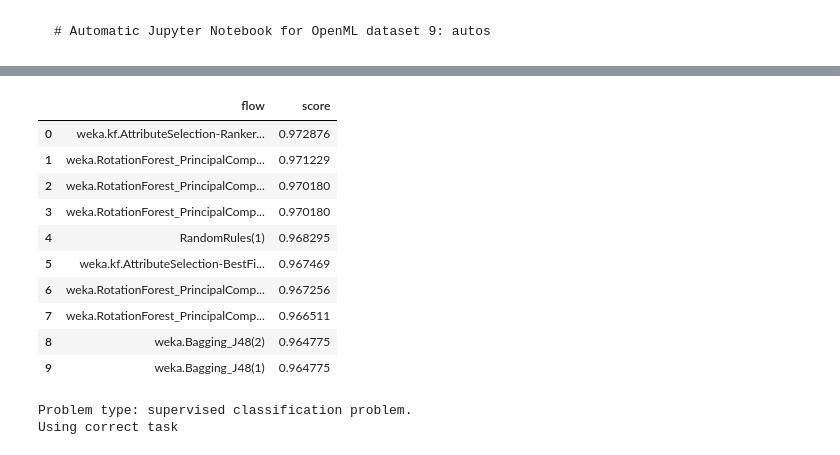
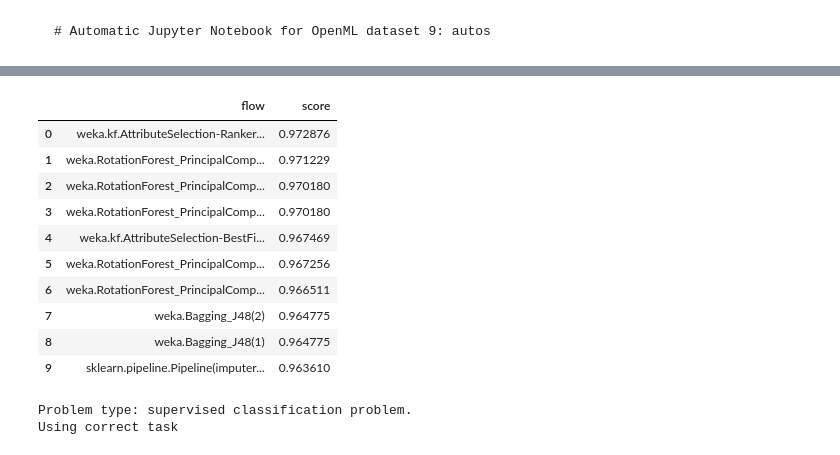
Before and after one commit to Hugoos/TestAutoNotebook, a Jupyter notebook: datasets/9.ipynb, the cells around one changed output, grey strips where cells are left out. Saved outputs shown, nothing was run; the diff lists cells and outputs as text; code cells hidden in the pictures.

```diff
--- a/datasets/9.ipynb
+++ b/datasets/9.ipynb
@@ -3,6 +3,7 @@
 # %%
 %matplotlib inline
 from scripts.preamble import *
+display(removeWarnings())
 did = 9
 data = oml.datasets.get_dataset(did)
 X, y, features = getData(data)
@@ -12,14 +14,14 @@ topList[:10]
 |  | flow | score |
 | 0 | weka.kf.AttributeSelection-Ranker... | 0.972876 |
 | 1 | weka.RotationForest_PrincipalComp... | 0.971229 |
 | 2 | weka.RotationForest_PrincipalComp... | 0.970180 |
 | 3 | weka.RotationForest_PrincipalComp... | 0.970180 |
-| 4 | RandomRules(1) | 0.968295 |
-| 5 | weka.kf.AttributeSelection-BestFi... | 0.967469 |
-| 6 | weka.RotationForest_PrincipalComp... | 0.967256 |
-| 7 | weka.RotationForest_PrincipalComp... | 0.966511 |
-| 8 | weka.Bagging_J48(2) | 0.964775 |
-| 9 | weka.Bagging_J48(1) | 0.964775 |
+| 4 | weka.kf.AttributeSelection-BestFi... | 0.967469 |
+| 5 | weka.RotationForest_PrincipalComp... | 0.967256 |
+| 6 | weka.RotationForest_PrincipalComp... | 0.966511 |
+| 7 | weka.Bagging_J48(2) | 0.964775 |
+| 8 | weka.Bagging_J48(1) | 0.964775 |
+| 9 | sklearn.pipeline.Pipeline(imputer... | 0.963610 |
 # %%
 from scripts.problemType import *
 problemType = findProblemType(data)
```
Also changed, not shown: parts of 9 cells of this notebook, 10 other files.
